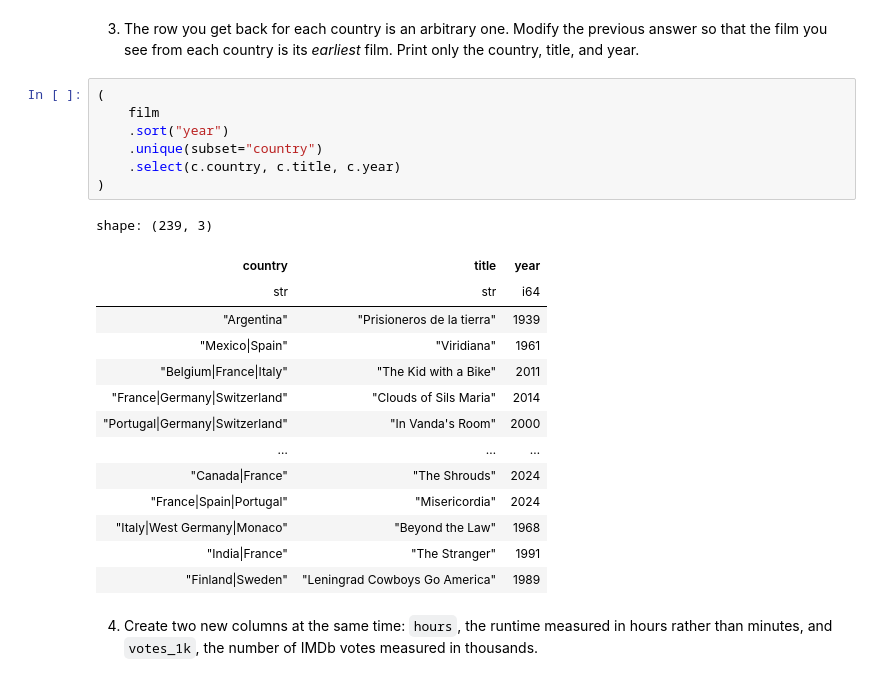
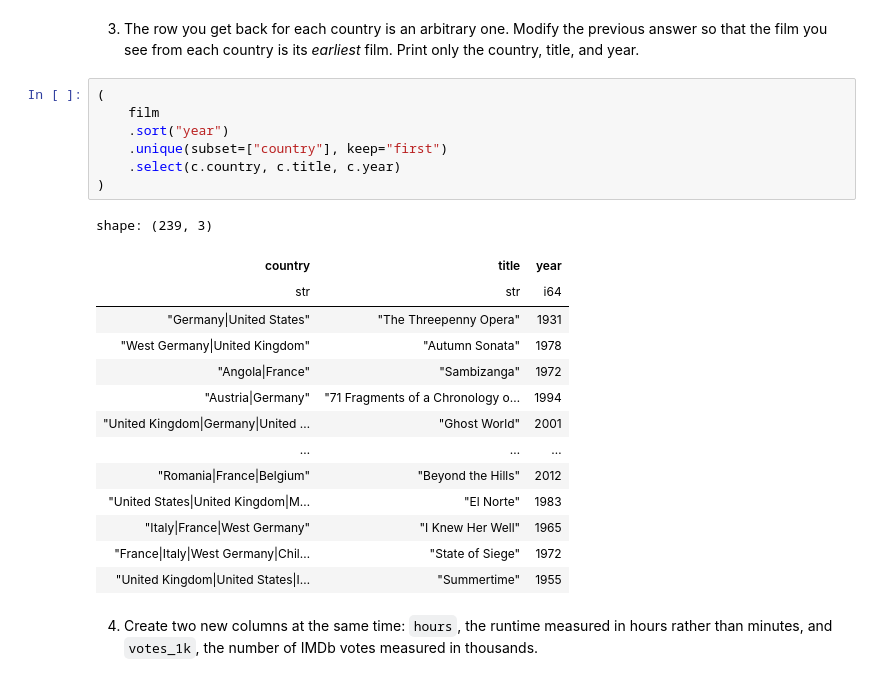
Before and after one commit to alenasimms/DSST289_Notebooks, a Jupyter notebook: nb/notebook04.ipynb, the cells around one changed output. Cells and saved outputs as stored; diff of their text form.

```diff
--- a/nb/notebook04.ipynb
+++ b/nb/notebook04.ipynb
@@ -81,25 +81,25 @@ film. Print only the country, title, and year.
 # %%
 (
     film
     .sort("year")
-    .unique(subset="country")
+    .unique(subset=["country"], keep="first")
     .select(c.country, c.title, c.year)
 )
 # %% [output]
 shape: (239, 3)
 | country | title | year |
 | str | str | i64 |
-| "Argentina" | "Prisioneros de la tierra" | 1939 |
-| "Mexico|Spain" | "Viridiana" | 1961 |
-| "Belgium|France|Italy" | "The Kid with a Bike" | 2011 |
-| "France|Germany|Switzerland" | "Clouds of Sils Maria" | 2014 |
-| "Portugal|Germany|Switzerland" | "In Vanda's Room" | 2000 |
+| "Germany|United States" | "The Threepenny Opera" | 1931 |
+| "West Germany|United Kingdom" | "Autumn Sonata" | 1978 |
+| "Angola|France" | "Sambizanga" | 1972 |
+| "Austria|Germany" | "71 Fragments of a Chronology o… | 1994 |
+| "United Kingdom|Germany|United … | "Ghost World" | 2001 |
 | … | … | … |
-| "Canada|France" | "The Shrouds" | 2024 |
-| "France|Spain|Portugal" | "Misericordia" | 2024 |
-| "Italy|West Germany|Monaco" | "Beyond the Law" | 1968 |
-| "India|France" | "The Stranger" | 1991 |
-| "Finland|Sweden" | "Leningrad Cowboys Go America" | 1989 |
+| "Romania|France|Belgium" | "Beyond the Hills" | 2012 |
+| "United States|United Kingdom|M… | "El Norte" | 1983 |
+| "Italy|France|West Germany" | "I Knew Her Well" | 1965 |
+| "France|Italy|West Germany|Chil… | "State of Siege" | 1972 |
+| "United Kingdom|United States|I… | "Summertime" | 1955 |
 # %% [markdown]
 4. Create two new columns at the same time: `hours`, the runtime measured
 in
```
Also changed, not shown: parts of 1 cell of this notebook.
